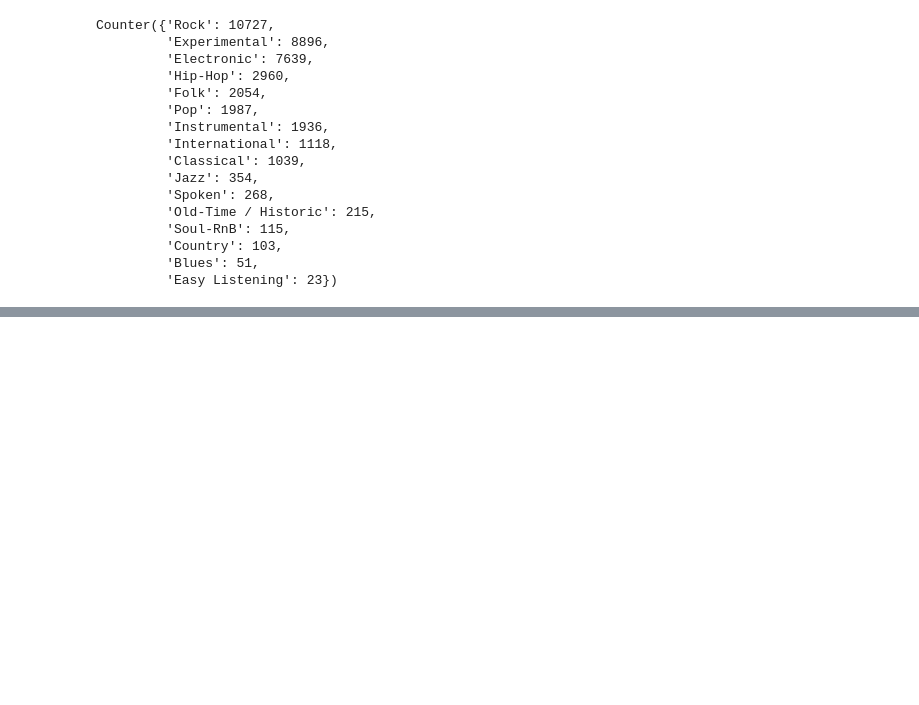
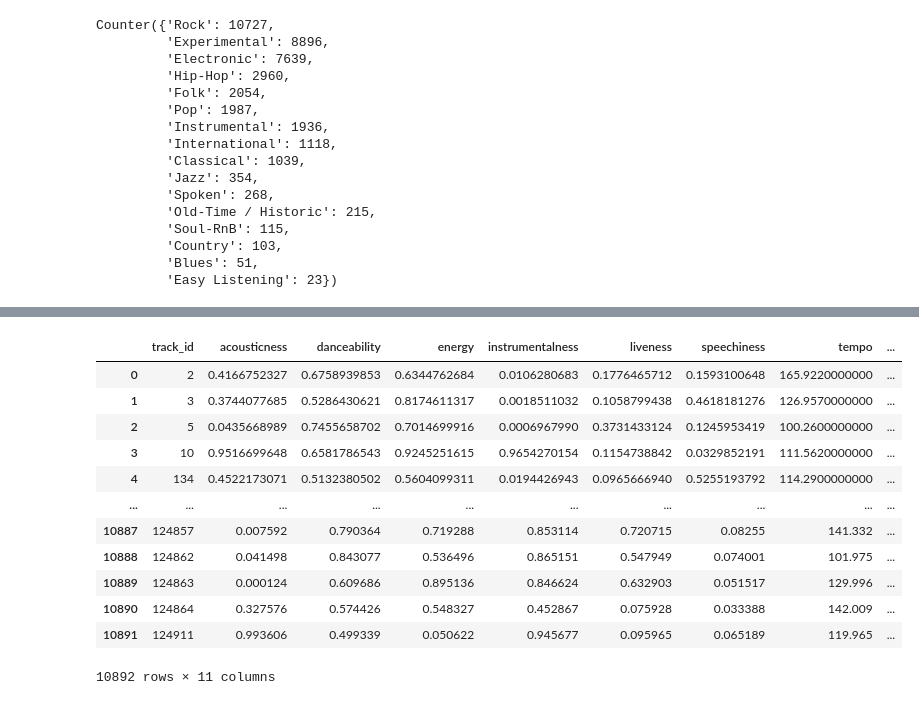
Before and after one commit to refouch/applied-statistical-learning, a Jupyter notebook: main.ipynb, the cells around one changed output, grey strips where cells are left out. Cells and saved outputs as stored; diff of their text form; code cells hidden in the pictures; blank space fills up the shorter version.

```diff
--- a/main.ipynb
+++ b/main.ipynb
@@ -102,0 +221,13 @@ Counter({'Rock': 10727,
+# %%
+tracks = pd.read_csv('data/fma_metadata/tracks.csv')
+tracks.rename(columns={'Unnamed: 0':'track_id'},inplace=True)
+
+train = tracks['set'] == 'training'
+val = tracks['set'] == 'validation'
+test = tracks['set']== 'test'
+# %%
+label = tracks[['track_id','track.7','set']]
+label.rename(columns={'track.7':'genre_top'},inplace=True)
+label = label[2:]
+
+label
@@ -102,0 +252,17 @@ Counter({'Rock': 10727,
+# %%
+full_set = pd.merge(echonest,label,how='inner',on='track_id')
+full_set
+# %% [output]
+|  | track_id | acousticness | danceability | energy | instrumentalness | liveness | speechiness | tempo | ... |
+| 0 | 2 | 0.4166752327 | 0.6758939853 | 0.6344762684 | 0.0106280683 | 0.1776465712 | 0.1593100648 | 165.9220000000 | ... |
+| 1 | 3 | 0.3744077685 | 0.5286430621 | 0.8174611317 | 0.0018511032 | 0.1058799438 | 0.4618181276 | 126.9570000000 | ... |
+| 2 | 5 | 0.0435668989 | 0.7455658702 | 0.7014699916 | 0.0006967990 | 0.3731433124 | 0.1245953419 | 100.2600000000 | ... |
+| 3 | 10 | 0.9516699648 | 0.6581786543 | 0.9245251615 | 0.9654270154 | 0.1154738842 | 0.0329852191 | 111.5620000000 | ... |
+| 4 | 134 | 0.4522173071 | 0.5132380502 | 0.5604099311 | 0.0194426943 | 0.0965666940 | 0.5255193792 | 114.2900000000 | ... |
+| ... | ... | ... | ... | ... | ... | ... | ... | ... | ... |
+| 10887 | 124857 | 0.007592 | 0.790364 | 0.719288 | 0.853114 | 0.720715 | 0.08255 | 141.332 | ... |
+| 10888 | 124862 | 0.041498 | 0.843077 | 0.536496 | 0.865151 | 0.547949 | 0.074001 | 101.975 | ... |
+| 10889 | 124863 | 0.000124 | 0.609686 | 0.895136 | 0.846624 | 0.632903 | 0.051517 | 129.996 | ... |
+| 10890 | 124864 | 0.327576 | 0.574426 | 0.548327 | 0.452867 | 0.075928 | 0.033388 | 142.009 | ... |
+| 10891 | 124911 | 0.993606 | 0.499339 | 0.050622 | 0.945677 | 0.095965 | 0.065189 | 119.965 | ... |
+10892 rows × 11 columns
```
Also changed, not shown: parts of 15 cells of this notebook.
